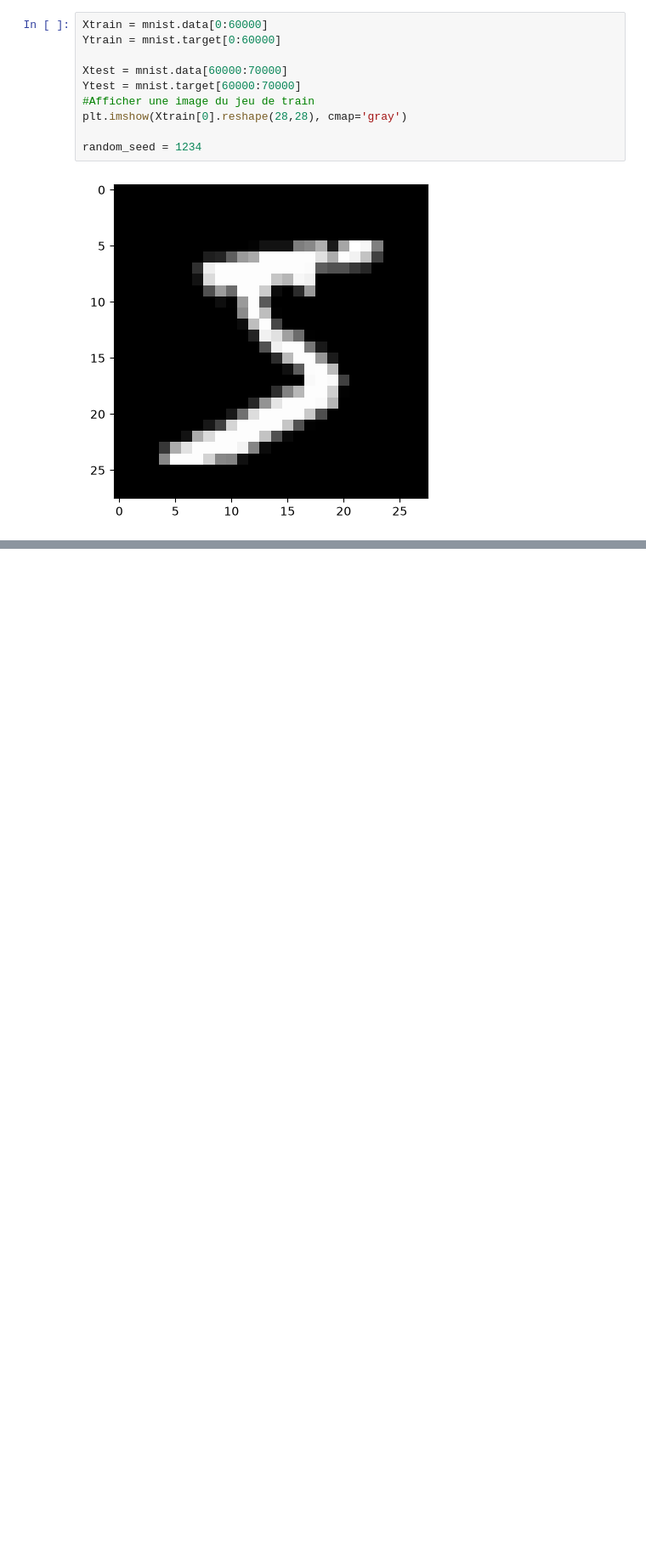
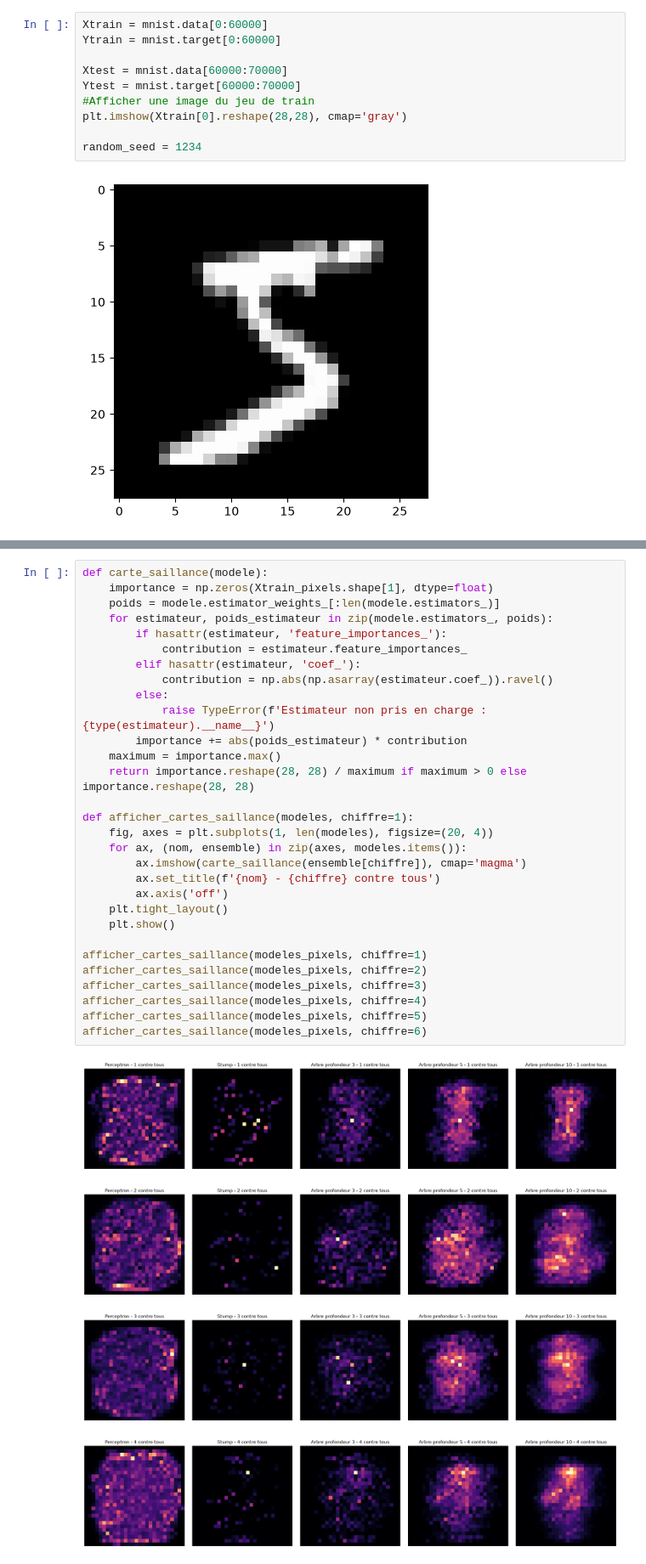
Before and after one commit to vidalaurelien83-hub/DM_vid_car_anne, a Jupyter notebook: notebook/boosting.ipynb, the cells around one changed output, grey strips where cells are left out. Shown at 85% size. Saved outputs shown, nothing was run; the diff lists cells and outputs as text; blank space fills up the shorter version.

```diff
--- a/notebook/boosting.ipynb
+++ b/notebook/boosting.ipynb
@@ -98,0 +189,35 @@ mlp_metrics = metriques(mlp_classifiers, standardize=True)
+# %%
+def carte_saillance(modele):
+    importance = np.zeros(Xtrain_pixels.shape[1], dtype=float)
+    poids = modele.estimator_weights_[:len(modele.estimators_)]
+    for estimateur, poids_estimateur in zip(modele.estimators_, poids):
+        if hasattr(estimateur, 'feature_importances_'):
+            contribution = estimateur.feature_importances_
+        elif hasattr(estimateur, 'coef_'):
+            contribution = np.abs(np.asarray(estimateur.coef_)).ravel()
+        else:
+            raise TypeError(f'Estimateur non pris en charge : {type(estimateur).__name__}')
+        importance += abs(poids_estimateur) * contribution
+    maximum = importance.max()
+    return importance.reshape(28, 28) / maximum if maximum > 0 else importance.reshape(28, 28)
+
+def afficher_cartes_saillance(modeles, chiffre=1):
+    fig, axes = plt.subplots(1, len(modeles), figsize=(20, 4))
+    for ax, (nom, ensemble) in zip(axes, modeles.items()):
+        ax.imshow(carte_saillance(ensemble[chiffre]), cmap='magma')
+        ax.set_title(f'{nom} - {chiffre} contre tous')
+        ax.axis('off')
+    plt.tight_layout()
+    plt.show()
+
+afficher_cartes_saillance(modeles_pixels, chiffre=1)
+afficher_cartes_saillance(modeles_pixels, chiffre=2)
+afficher_cartes_saillance(modeles_pixels, chiffre=3)
+afficher_cartes_saillance(modeles_pixels, chiffre=4)
+afficher_cartes_saillance(modeles_pixels, chiffre=5)
+afficher_cartes_saillance(modeles_pixels, chiffre=6)
+# %% [output]
+[figure, added]
+[figure, added]
+[figure, added]
+[figure, added]
```
Also changed, not shown: parts of 23 cells of this notebook.
